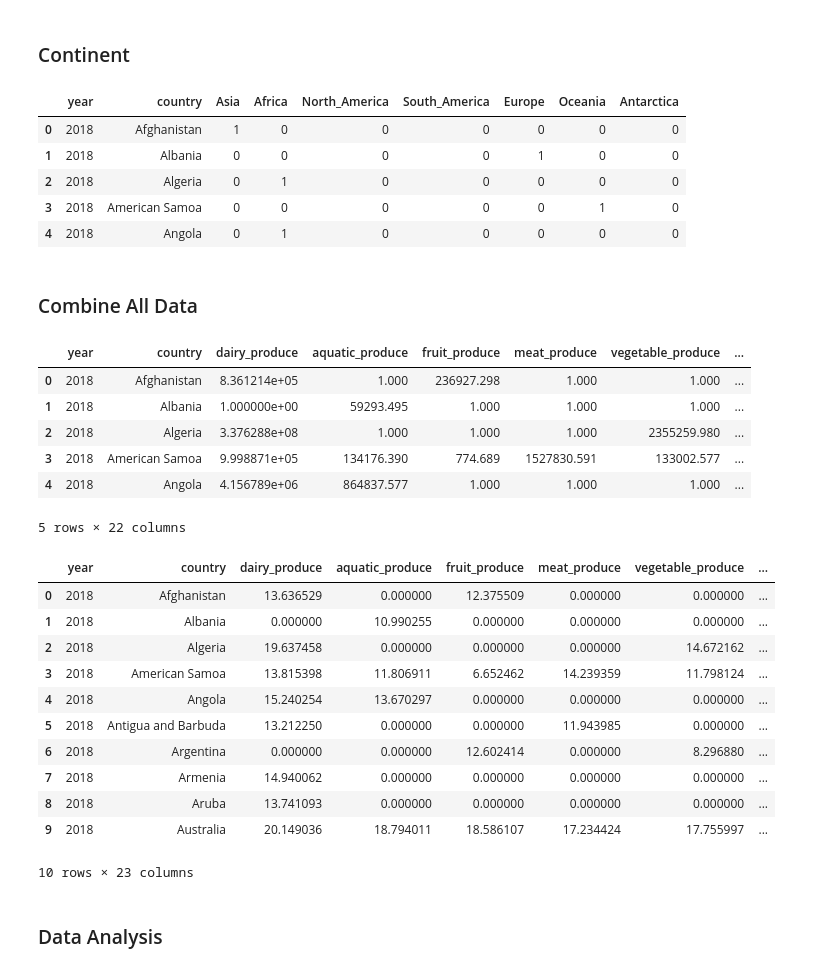
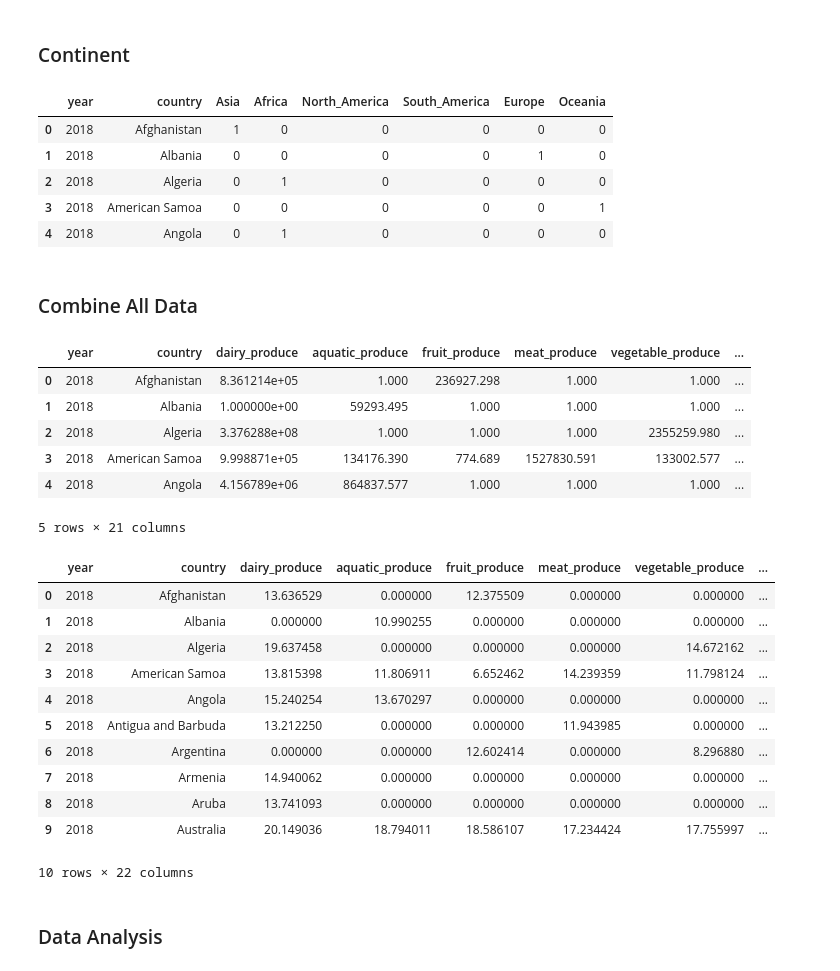
Before and after one commit to wesley0628/Food_Output_Analysis, a Jupyter notebook: trade_analysis.ipynb, the cells around one changed output. Saved outputs shown, nothing was run; the diff lists cells and outputs as text; code cells hidden in the pictures.

```diff
--- a/trade_analysis.ipynb
+++ b/trade_analysis.ipynb
@@ -178,16 +178,17 @@ covid_death_rate.head()
 # %%
 continent = pd.read_excel("continent.xlsx")
 continent.head(10)
-continent = continent[["Year", "Country","Asia", "Africa", "North_America", "South_America", "Europe", "Oceania", "Antarctica"]]
+continent = continent[["Year", "Country","Asia", "Africa", "North_America", "South_America", "Europe", "Oceania"]]
 continent = continent.rename(columns={"Year": "year", "Country": "country"})
+continent.replace(np.nan, 0)
 continent.head()
 # %% [output]
-|  | year | country | Asia | Africa | North_America | South_America | Europe | Oceania | Antarctica |
-| 0 | 2018 | Afghanistan | 1 | 0 | 0 | 0 | 0 | 0 | 0 |
-| 1 | 2018 | Albania | 0 | 0 | 0 | 0 | 1 | 0 | 0 |
-| 2 | 2018 | Algeria | 0 | 1 | 0 | 0 | 0 | 0 | 0 |
-| 3 | 2018 | American Samoa | 0 | 0 | 0 | 0 | 0 | 1 | 0 |
-| 4 | 2018 | Angola | 0 | 1 | 0 | 0 | 0 | 0 | 0 |
+|  | year | country | Asia | Africa | North_America | South_America | Europe | Oceania |
+| 0 | 2018 | Afghanistan | 1 | 0 | 0 | 0 | 0 | 0 |
+| 1 | 2018 | Albania | 0 | 0 | 0 | 0 | 1 | 0 |
+| 2 | 2018 | Algeria | 0 | 1 | 0 | 0 | 0 | 0 |
+| 3 | 2018 | American Samoa | 0 | 0 | 0 | 0 | 0 | 1 |
+| 4 | 2018 | Angola | 0 | 1 | 0 | 0 | 0 | 0 |
 # %% [markdown]
 ### Combine All Data
 # %%
@@ -209,7 +210,7 @@ final_data.head()
 | 2 | 2018 | Algeria | 3.376288e+08 | 1.000 | 1.000 | 1.000 | 2355259.980 | ... |
 | 3 | 2018 | American Samoa | 9.998871e+05 | 134176.390 | 774.689 | 1527830.591 | 133002.577 | ... |
 | 4 | 2018 | Angola | 4.156789e+06 | 864837.577 | 1.000 | 1.000 | 1.000 | ... |
-5 rows × 22 columns
+5 rows × 21 columns
 # %%
 def pandemic(row):
     if row['year'] in [2020, 2021, 2022]:
@@ -239,7 +240,7 @@ final_data.head(10)
 | 7 | 2018 | Armenia | 14.940062 | 0.000000 | 0.000000 | 0.000000 | 0.000000 | ... |
 | 8 | 2018 | Aruba | 13.741093 | 0.000000 | 0.000000 | 0.000000 | 0.000000 | ... |
 | 9 | 2018 | Australia | 20.149036 | 18.794011 | 18.586107 | 17.234424 | 17.755997 | ... |
-10 rows × 23 columns
+10 rows × 22 columns
 # %% [markdown]
 ### Data Analysis
 # %% [markdown]
```
Also changed, not shown: parts of 24 cells of this notebook, 2 other files.
